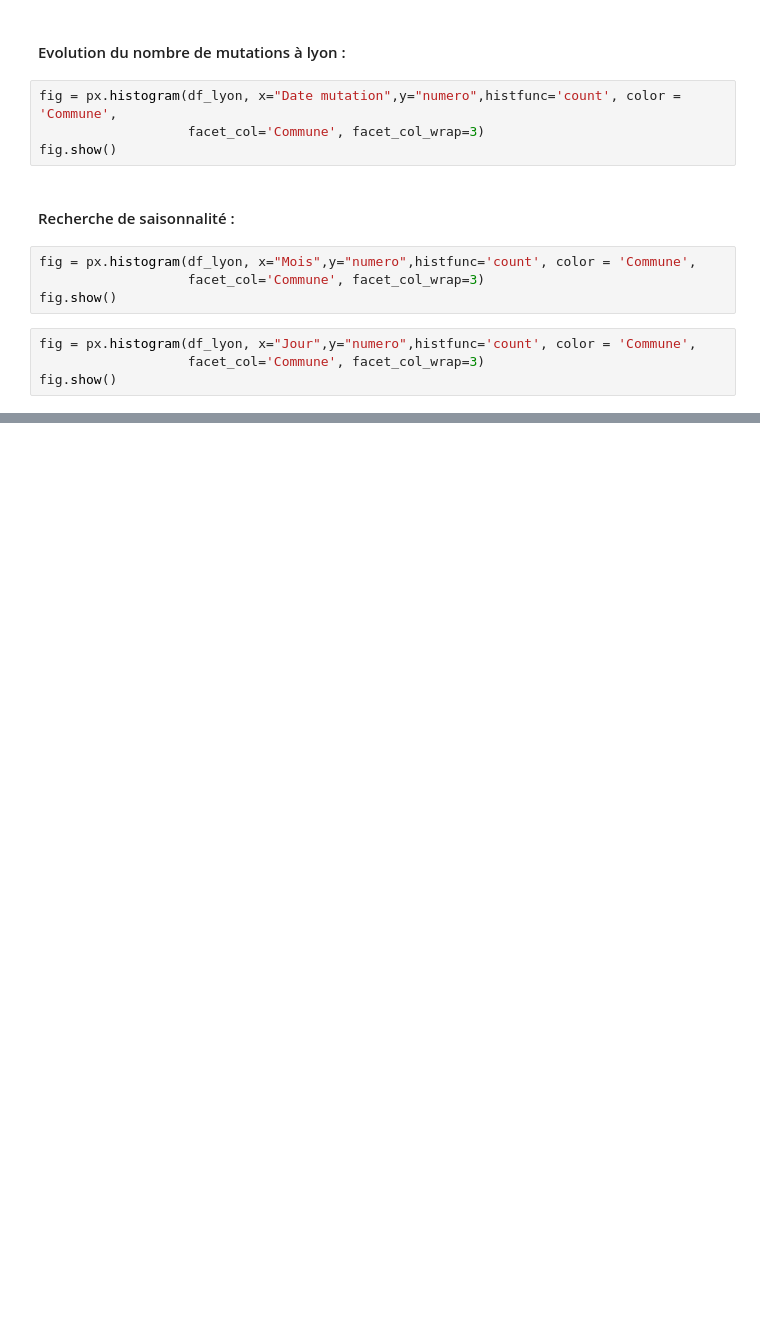
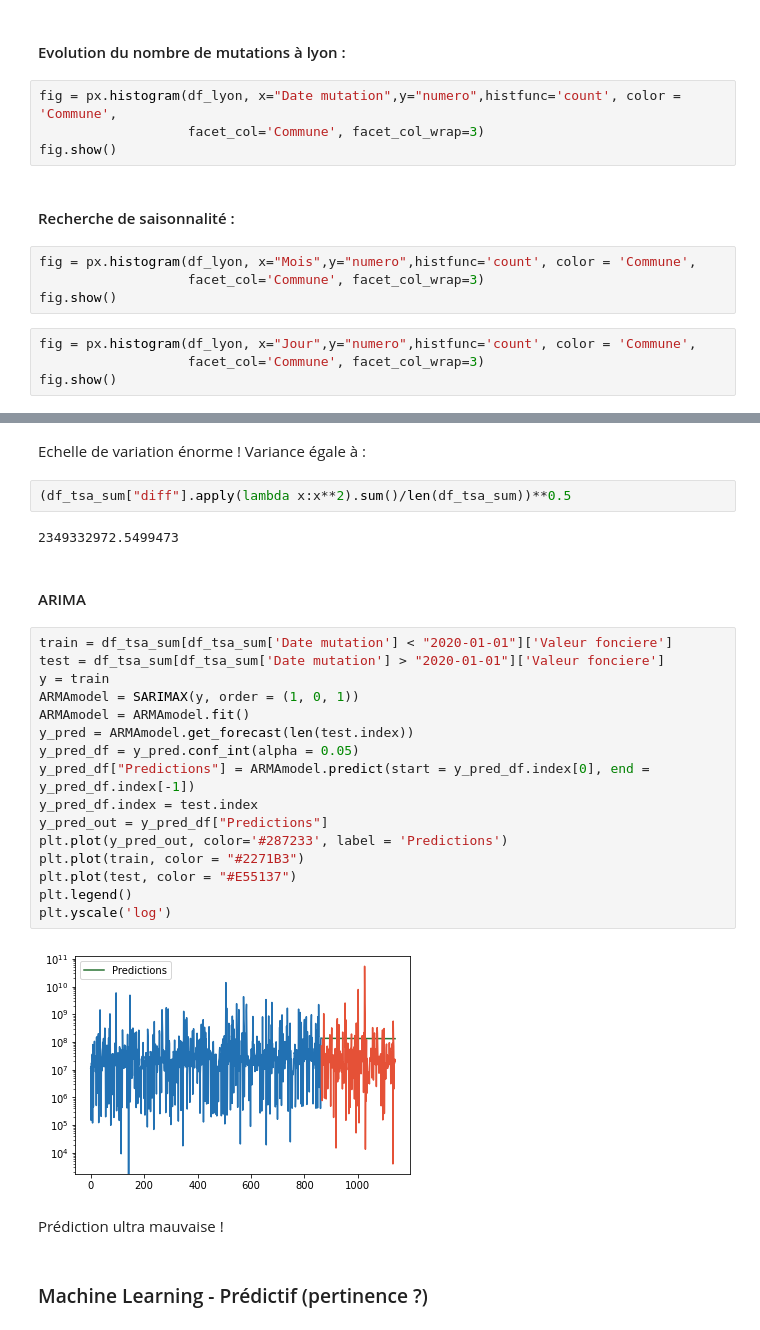
Before and after one commit to laurentgagliardi/dvf_2017-20, a Jupyter notebook: scripts/jupyter_notebook/DVF_analysis.ipynb, the cells around one changed output, grey strips where cells are left out. Drawn from its saved outputs; the diff is of its cells as text; blank space fills up the shorter version.

```diff
--- a/scripts/jupyter_notebook/DVF_analysis.ipynb
+++ b/scripts/jupyter_notebook/DVF_analysis.ipynb
@@ -136,0 +256,30 @@ fig.show()
+# %% [markdown]
+Echelle de variation énorme ! Variance égale à :
+# %%
+(df_tsa_sum["diff"].apply(lambda x:x**2).sum()/len(df_tsa_sum))**0.5
+# %% [output]
+2349332972.5499473
+# %% [markdown]
+#### ARIMA
+# %%
+train = df_tsa_sum[df_tsa_sum['Date mutation'] < "2020-01-01"]['Valeur fonciere']
+test = df_tsa_sum[df_tsa_sum['Date mutation'] > "2020-01-01"]['Valeur fonciere']
+y = train
+ARMAmodel = SARIMAX(y, order = (1, 0, 1))
+ARMAmodel = ARMAmodel.fit()
+y_pred = ARMAmodel.get_forecast(len(test.index))
+y_pred_df = y_pred.conf_int(alpha = 0.05)
+y_pred_df["Predictions"] = ARMAmodel.predict(start = y_pred_df.index[0], end = y_pred_df.index[-1])
+y_pred_df.index = test.index
+y_pred_out = y_pred_df["Predictions"]
+plt.plot(y_pred_out, color='#287233', label = 'Predictions')
+plt.plot(train, color = "#2271B3")
+plt.plot(test, color = "#E55137")
+plt.legend()
+plt.yscale('log')
+# %% [output]
+[figure, added]
+# %% [markdown]
+Prédiction ultra mauvaise !
+# %% [markdown]
+### Machine Learning - Prédictif (pertinence ?)
```
Also changed, not shown: parts of 24 cells of this notebook, 6 other files.
